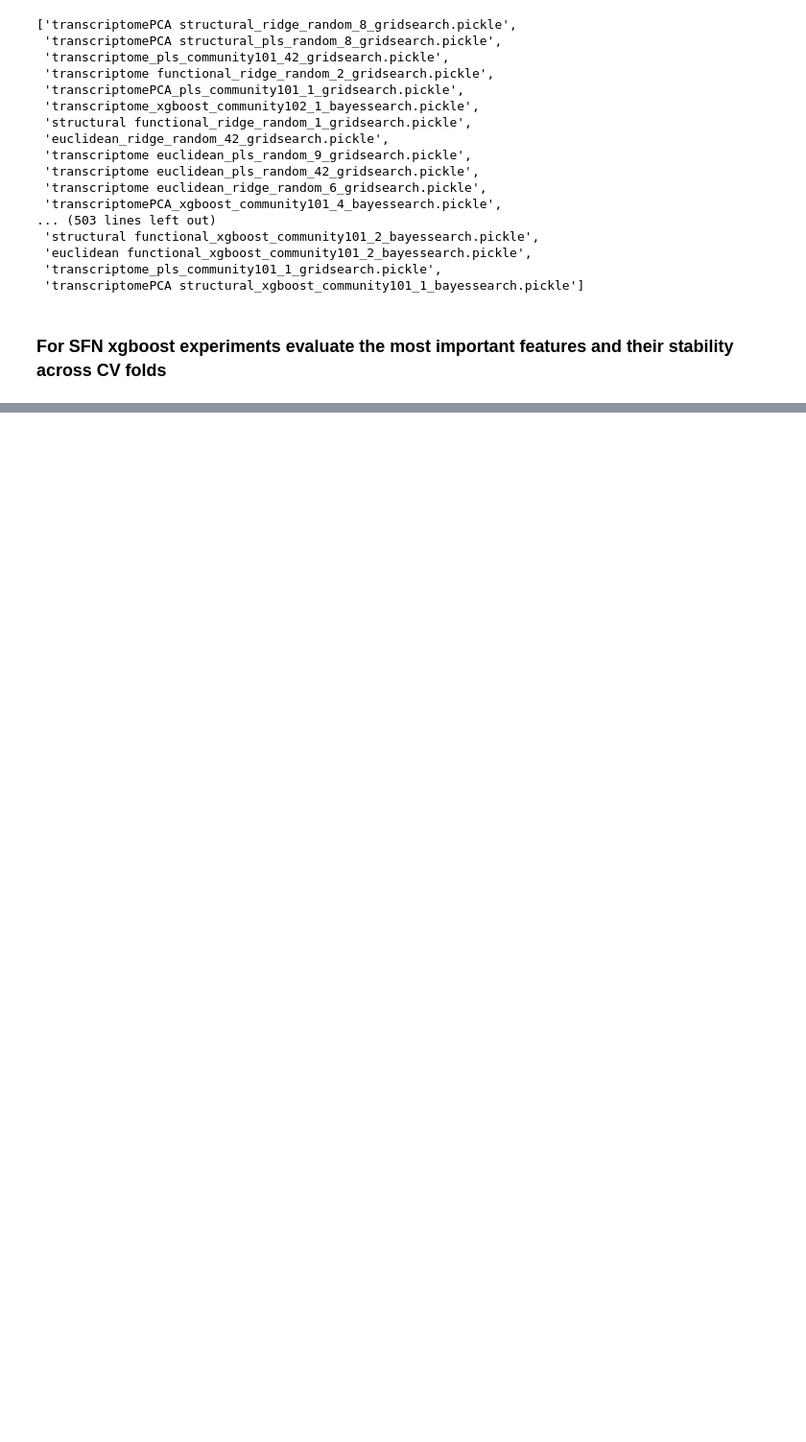
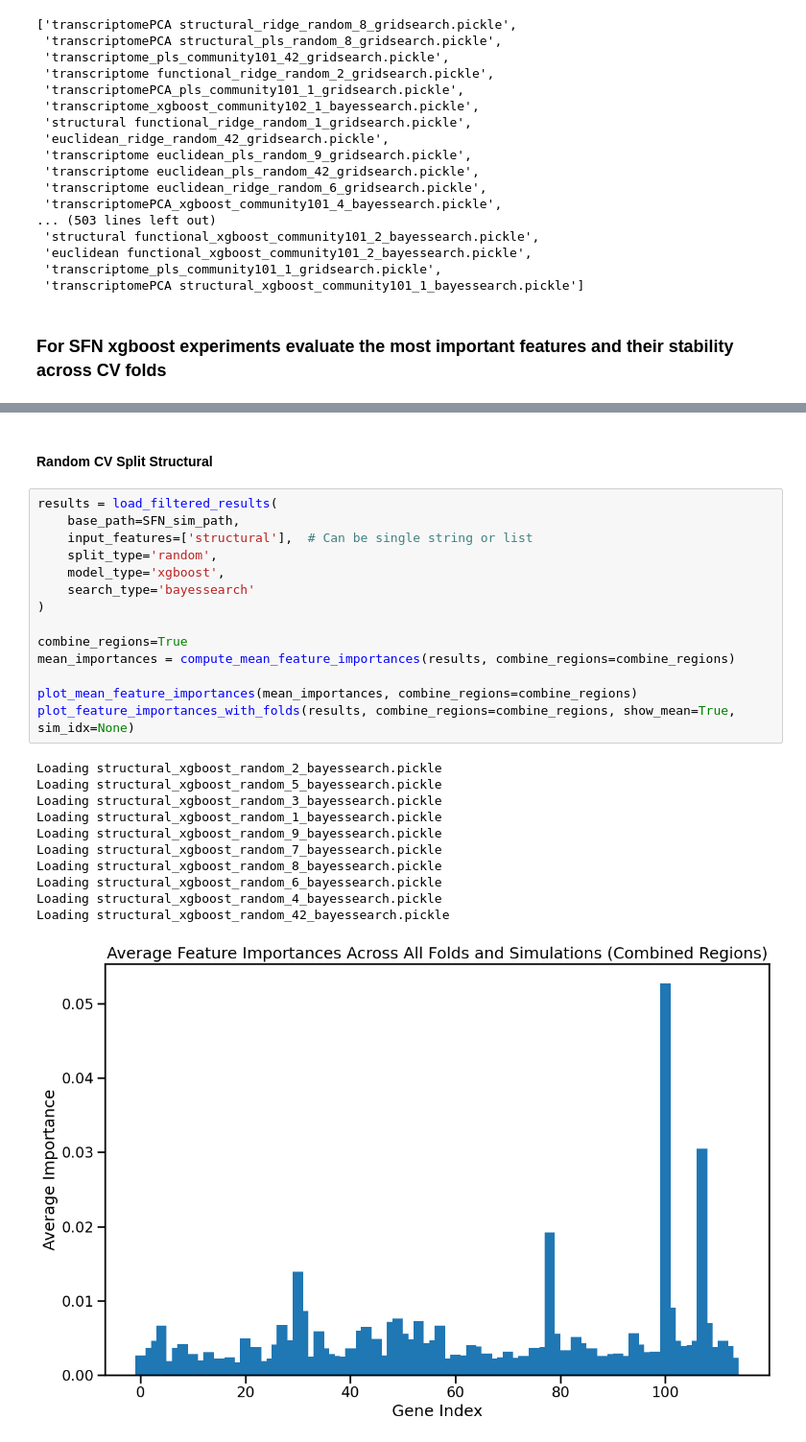
Before and after one commit to neuroinfolab/GeneEx2Conn, a Jupyter notebook: feature_importance.ipynb, the cells around one changed output, grey strips where cells are left out. Shown at 96% size. Saved outputs shown, nothing was run; the diff lists cells and outputs as text; blank space fills up the shorter version.

```diff
--- a/feature_importance.ipynb
+++ b/feature_importance.ipynb
@@ -110,0 +331,28 @@ FileNotFoundError: [Errno 2] No such file or directory: '/scratch/asr655/neuroin
+# %% [markdown]
+#### Random CV Split Structural
+# %%
+results = load_filtered_results(
+    base_path=SFN_sim_path,
+    input_features=['structural'],  # Can be single string or list
+    split_type='random',
+    model_type='xgboost',
+    search_type='bayessearch'
+)
+
+combine_regions=True
+mean_importances = compute_mean_feature_importances(results, combine_regions=combine_regions)
+
+plot_mean_feature_importances(mean_importances, combine_regions=combine_regions)
+plot_feature_importances_with_folds(results, combine_regions=combine_regions, show_mean=True, sim_idx=None)
+# %% [output]
+Loading structural_xgboost_random_2_bayessearch.pickle
+Loading structural_xgboost_random_5_bayessearch.pickle
+Loading structural_xgboost_random_3_bayessearch.pickle
+Loading structural_xgboost_random_1_bayessearch.pickle
+Loading structural_xgboost_random_9_bayessearch.pickle
+Loading structural_xgboost_random_7_bayessearch.pickle
+Loading structural_xgboost_random_8_bayessearch.pickle
+Loading structural_xgboost_random_6_bayessearch.pickle
+Loading structural_xgboost_random_4_bayessearch.pickle
+Loading structural_xgboost_random_42_bayessearch.pickle
+[figure, added]
```
Also changed, not shown: parts of 17 cells of this notebook, 4 other files.
